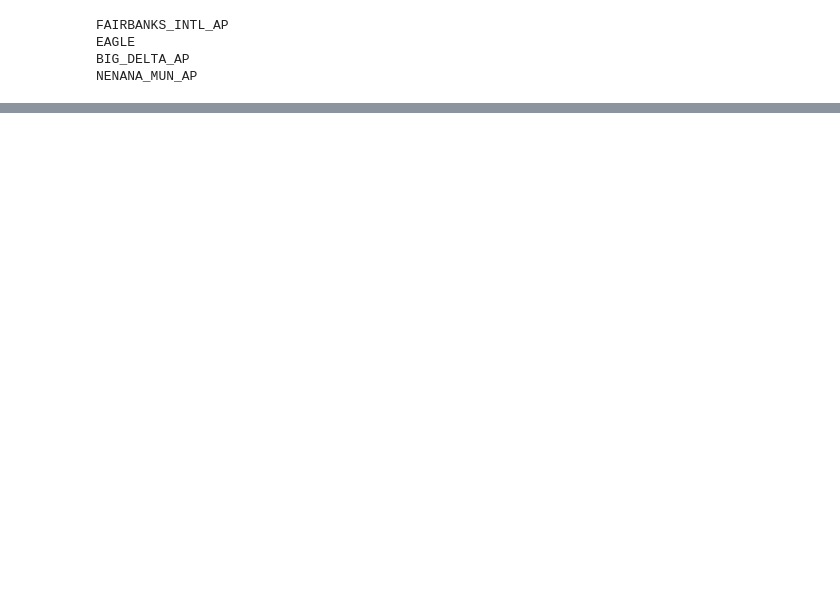
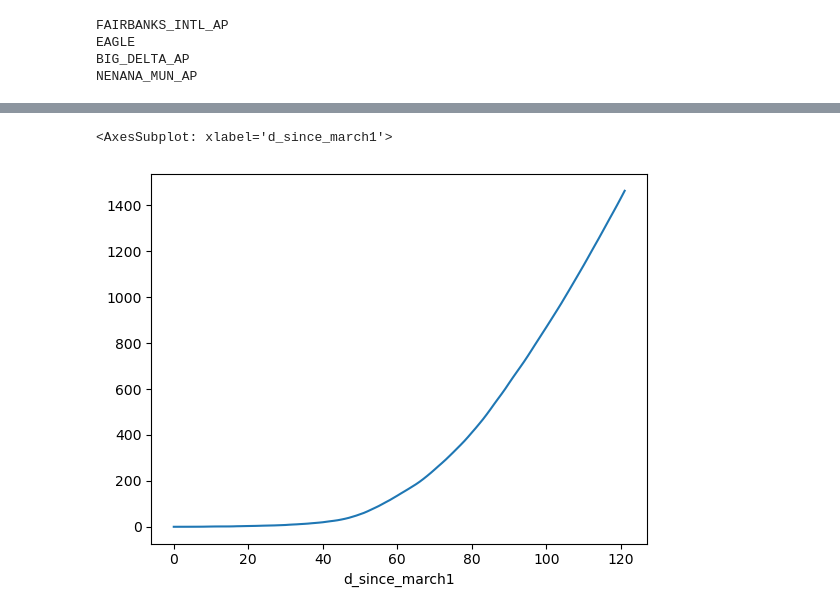
Before and after one commit to chryss/riverice, a Jupyter notebook: JupyterNotebooks/APRFC_ACIS_combinedstations.ipynb, the cells around one changed output, grey strips where cells are left out. Saved outputs shown, nothing was run; the diff lists cells and outputs as text; code cells hidden in the pictures; blank space fills up the shorter version.

Commit message:
combining stations for TDD

```diff
--- a/JupyterNotebooks/APRFC_ACIS_combinedstations.ipynb
+++ b/JupyterNotebooks/APRFC_ACIS_combinedstations.ipynb
@@ -89,7 +84,7 @@ sites
 # %%
 def restore_stationnames(stationlst):
     return [
-        item.replace('INTL', 'INTERNATIONAL').replace('AP', 'AIRPORT')
+        item.replace('AP', 'AIRPORT')           # .replace('INTL', 'INTERNATIONAL')
         for item in stationlst
         ]
 
@@ -97,5 +92,5 @@ sites1 = ['COLLEGE_OBSERVATORY', 'EAGLE', 'FAIRBANKS_INTL_AP', 'NENANA_MUN_AP']
 sites1 = restore_stationnames(sites1)
 sites2 = ['FAIRBANKS_INTL_AP', 'EAGLE', 'BIG_DELTA_AP', 'NENANA_MUN_AP']
 sites2 = restore_stationnames(sites2)
-sites2
+sites1, sites2
 # %% [output]
@@ -105,0 +105,11 @@ sites2
+# %%
+stationsdfs1 = {}
+stationfolder = Path("/Users/christine/Projects/2023_Riverice/data/weatherstations/ACIS/TDD/tdd_cumul_bystation")
+for station in sites1:
+    stationsdfs1[station] = pd.read_csv(stationfolder / f"{station}_yearly_TDD_cumul.csv", skiprows=4, index_col=0)
+# %%
+# sites2 = ['FAIRBANKS_INTL_AP', 'EAGLE', 'BIG_DELTA_AP', 'NENANA_MUN_AP']
+stationsdfs = {}
+stationfolder = Path("/Users/christine/Projects/2023_Riverice/data/weatherstations/ACIS/TDD/tdd_cumul_bystation")
+for station in sites2:
+    stationsdfs[station] = pd.read_csv(stationfolder / f"{station}_yearly_TDD_cumul.csv", skiprows=4, index_col=0)
@@ -105,0 +133,4 @@ sites2
+# %%
+mean_eagle = pd.concat(stationsdfs.values())
+mean_eagle = mean_eagle.groupby(mean_eagle.index).mean()
+mean_eagle
@@ -105,0 +152,5 @@ sites2
+# %%
+mean_eagle.mean(axis=1).plot()
+# %% [output]
+<AxesSubplot: xlabel='d_since_march1'>
+[figure, added]
```
Also changed, not shown: parts of 7 cells of this notebook, 2 other files.
